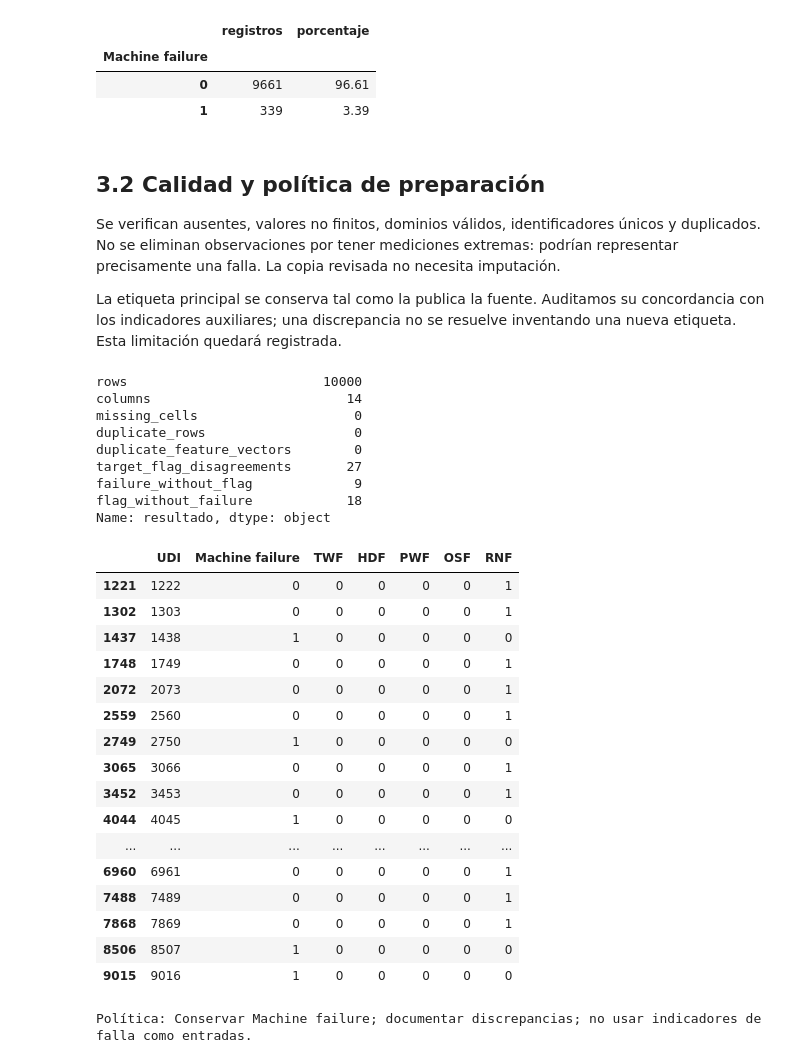
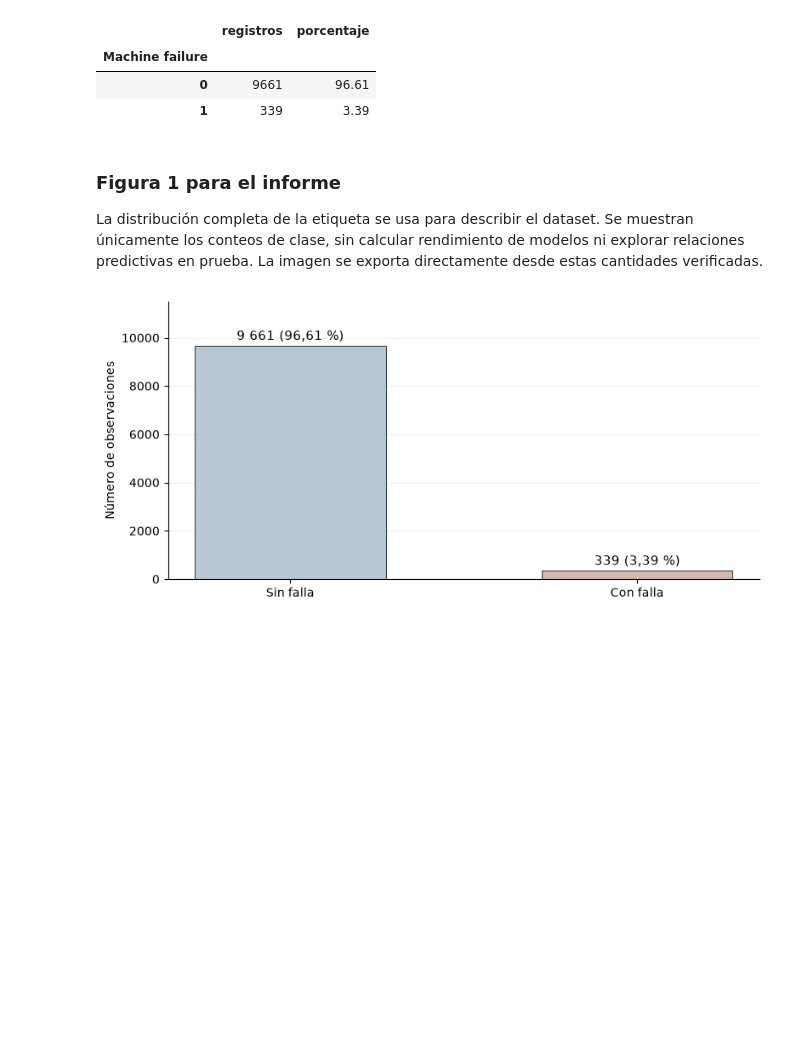
Before and after one commit to contac-isbe/deteccion-fallas-maquinaria, a Jupyter notebook: notebooks/01_analisis_preparacion.ipynb, the cells around one changed output. Saved outputs shown, nothing was run; the diff lists cells and outputs as text; code cells hidden in the pictures; blank space fills up the shorter version.

Commit message:
Generar figuras reproducibles de clases y particiones para el informe

```diff
--- a/notebooks/01_analisis_preparacion.ipynb
+++ b/notebooks/01_analisis_preparacion.ipynb
@@ -117,46 +117,26 @@ display(pd.DataFrame({'registros': class_counts, 'porcentaje': (class_counts / l
 | 0 | 9661 | 96.61 |
 | 1 | 339 | 3.39 |
 # %% [markdown]
-## 3.2 Calidad y política de preparación
+### Figura 1 para el informe
 
-Se verifican ausentes, valores no finitos, dominios válidos, identificadores únicos y duplicados. No se eliminan observaciones por tener mediciones extremas: podrían representar precisamente una falla. La copia revisada no necesita imputación.
-
-La etiqueta principal se conserva tal como la publica la fuente. Auditamos su concordancia con los indicadores auxiliares; una discrepancia no se resuelve inventando una nueva etiqueta. Esta limitación quedará registrada.
+La distribución completa de la etiqueta se usa para describir el dataset. Se muestran únicamente los conteos de clase, sin calcular rendimiento de modelos ni explorar relaciones predictivas en prueba. La imagen se exporta directamente desde estas cantidades verificadas.
 # %%
-display(pd.Series(quality, name='resultado').drop(['sha256', 'target_counts', 'label_policy']))
-display(disagreements)
-assert quality['rows'] == 10000
-assert quality['missing_cells'] == 0
-assert quality['duplicate_rows'] == 0
-assert quality['duplicate_feature_vectors'] == 0
-assert set(FEATURES).isdisjoint(EXCLUDED)
-print('Política:', quality['label_policy'])
+counts_all = df[TARGET].value_counts().reindex([0, 1], fill_value=0)
+fig, ax = plt.subplots(figsize=(8, 3.8))
+ax.bar(['Sin falla', 'Con falla'], counts_all.values,
+       color=['#B8C9D6', '#D7B8AC'], edgecolor='#37434D', linewidth=0.8, width=0.55)
+ax.set_ylim(0, len(df) * 1.15)
+ax.set_ylabel('Número de observaciones')
+ax.spines[['top', 'right']].set_visible(False)
+ax.set_axisbelow(True)
+ax.grid(axis='y', alpha=0.18)
+for index, count in enumerate(counts_all):
+    label = f'{count:,}'.replace(',', ' ') + f' ({100 * count / len(df):.2f} %)'.replace('.', ',')
+    ax.text(index, count + len(df) * 0.025, label, ha='center', fontsize=11, color='black')
+fig.tight_layout()
+fig.savefig(OUTPUTS / 'figura_01_distribucion_dataset.png', dpi=220, bbox_inches='tight', facecolor='white')
+plt.show()
+assert int(counts_all.sum()) == len(df)
 # %% [output]
-rows                         10000
-columns                         14
-missing_cells                    0
-duplicate_rows                   0
-duplicate_feature_vectors        0
-target_flag_disagreements       27
-failure_without_flag             9
-flag_without_failure            18
-Name: resultado, dtype: object
-|  | UDI | Machine failure | TWF | HDF | PWF | OSF | RNF |
-| 1221 | 1222 | 0 | 0 | 0 | 0 | 0 | 1 |
-| 1302 | 1303 | 0 | 0 | 0 | 0 | 0 | 1 |
-| 1437 | 1438 | 1 | 0 | 0 | 0 | 0 | 0 |
-| 1748 | 1749 | 0 | 0 | 0 | 0 | 0 | 1 |
-| 2072 | 2073 | 0 | 0 | 0 | 0 | 0 | 1 |
-| 2559 | 2560 | 0 | 0 | 0 | 0 | 0 | 1 |
-| 2749 | 2750 | 1 | 0 | 0 | 0 | 0 | 0 |
-| 3065 | 3066 | 0 | 0 | 0 | 0 | 0 | 1 |
-| 3452 | 3453 | 0 | 0 | 0 | 0 | 0 | 1 |
-| 4044 | 4045 | 1 | 0 | 0 | 0 | 0 | 0 |
-| ... | ... | ... | ... | ... | ... | ... | ... |
-| 6960 | 6961 | 0 | 0 | 0 | 0 | 0 | 1 |
-| 7488 | 7489 | 0 | 0 | 0 | 0 | 0 | 1 |
-| 7868 | 7869 | 0 | 0 | 0 | 0 | 0 | 1 |
-| 8506 | 8507 | 1 | 0 | 0 | 0 | 0 | 0 |
-| 9015 | 9016 | 1 | 0 | 0 | 0 | 0 | 0 |
-Política: Conservar Machine failure; documentar discrepancias; no usar indicadores de falla como entradas.
+[figure, added]
 # %% [markdown]
```
Also changed, not shown: parts of 18 cells of this notebook.
